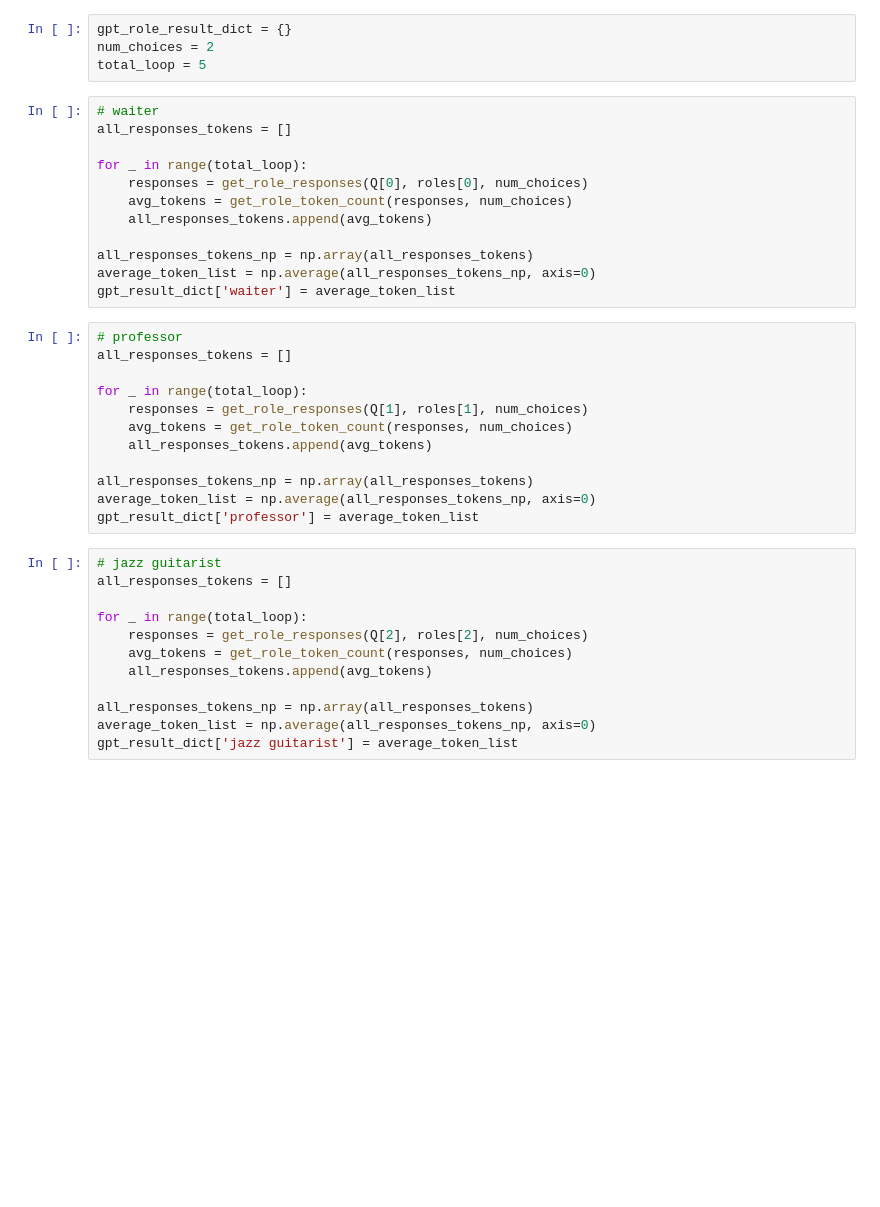
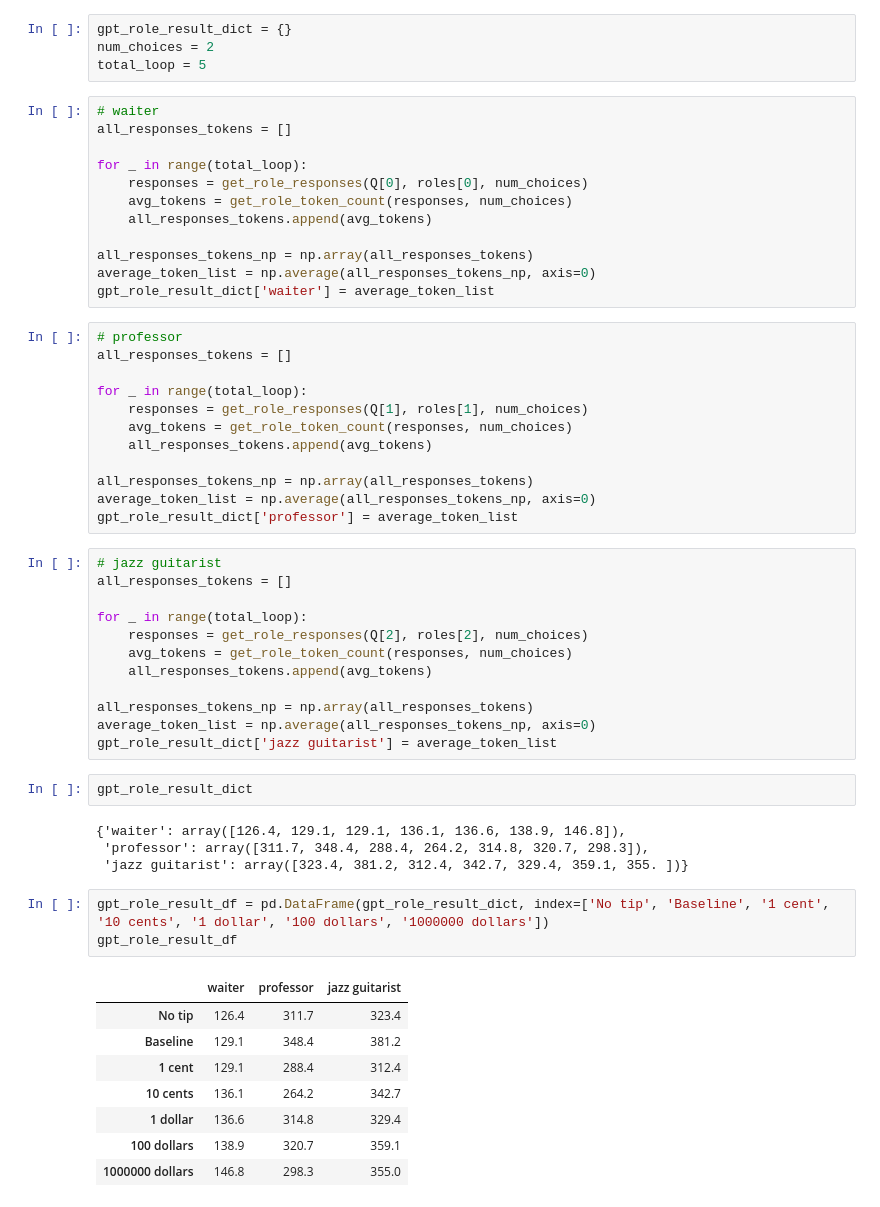
Before and after one commit to JiayiD77/cogs-150-final-project, a Jupyter notebook: final_project.ipynb, the cells around one changed output. Saved outputs shown, nothing was run; the diff lists cells and outputs as text; blank space fills up the shorter version.

```diff
--- a/final_project.ipynb
+++ b/final_project.ipynb
@@ -412,7 +414,7 @@ for _ in range(total_loop):
 
 all_responses_tokens_np = np.array(all_responses_tokens)
 average_token_list = np.average(all_responses_tokens_np, axis=0)
-gpt_result_dict['waiter'] = average_token_list
+gpt_role_result_dict['waiter'] = average_token_list
 # %%
 # professor
 all_responses_tokens = []
@@ -424,7 +426,7 @@ for _ in range(total_loop):
 
 all_responses_tokens_np = np.array(all_responses_tokens)
 average_token_list = np.average(all_responses_tokens_np, axis=0)
-gpt_result_dict['professor'] = average_token_list
+gpt_role_result_dict['professor'] = average_token_list
 # %%
 # jazz guitarist
 all_responses_tokens = []
@@ -436,4 +438,22 @@ for _ in range(total_loop):
 
 all_responses_tokens_np = np.array(all_responses_tokens)
 average_token_list = np.average(all_responses_tokens_np, axis=0)
-gpt_result_dict['jazz guitarist'] = average_token_list
+gpt_role_result_dict['jazz guitarist'] = average_token_list
+# %%
+gpt_role_result_dict
+# %% [output]
+{'waiter': array([126.4, 129.1, 129.1, 136.1, 136.6, 138.9, 146.8]),
+ 'professor': array([311.7, 348.4, 288.4, 264.2, 314.8, 320.7, 298.3]),
+ 'jazz guitarist': array([323.4, 381.2, 312.4, 342.7, 329.4, 359.1, 355. ])}
+# %%
+gpt_role_result_df = pd.DataFrame(gpt_role_result_dict, index=['No tip', 'Baseline', '1 cent', '10 cents', '1 dollar', '100 dollars', '1000000 dollars'])
+gpt_role_result_df
+# %% [output]
+|  | waiter | professor | jazz guitarist |
+| No tip | 126.4 | 311.7 | 323.4 |
+| Baseline | 129.1 | 348.4 | 381.2 |
+| 1 cent | 129.1 | 288.4 | 312.4 |
+| 10 cents | 136.1 | 264.2 | 342.7 |
+| 1 dollar | 136.6 | 314.8 | 329.4 |
+| 100 dollars | 138.9 | 320.7 | 359.1 |
+| 1000000 dollars | 146.8 | 298.3 | 355.0 |
```
Also changed, not shown: parts of 4 cells of this notebook.
